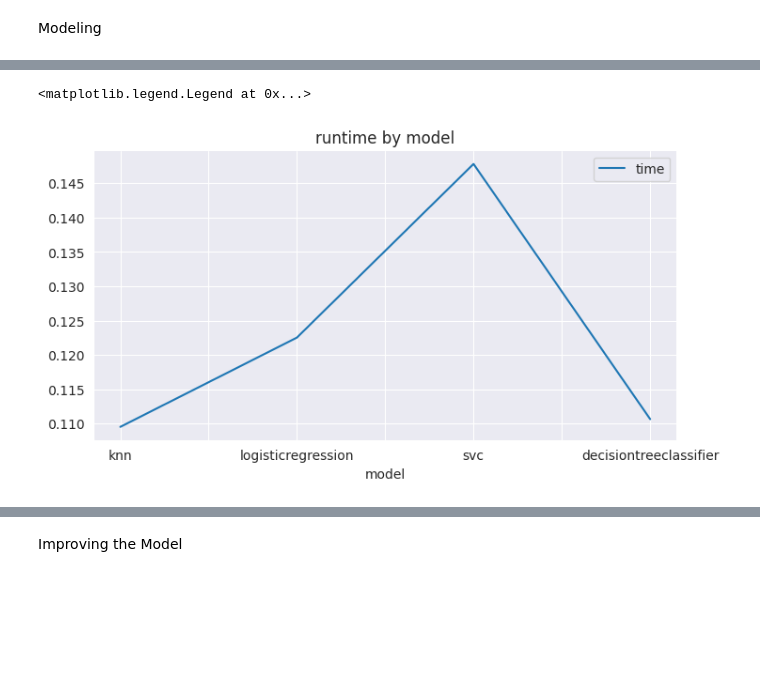
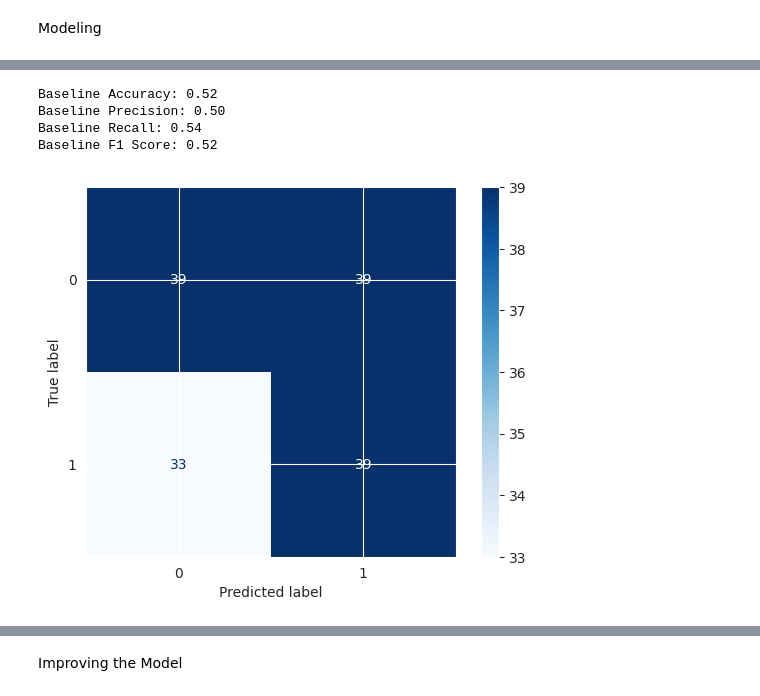
Before and after one commit to huangda185/Heart_Failure_Prediction_Model, a Jupyter notebook: heart_failure.ipynb, the cells around one changed output, grey strips where cells are left out. Cells and saved outputs as stored; diff of their text form; code cells hidden in the pictures; blank space fills up the shorter version.

```diff
--- a/heart_failure.ipynb
+++ b/heart_failure.ipynb
@@ -295,3 +339,0 @@ preprocessor = ColumnTransformer(
-# %%
-# Split data into testing and training datasets.
-X_train, X_test, y_train, y_test = train_test_split(X, y, test_size=0.2, random_state=42)
@@ -307,12 +339,0 @@ dtype: float64
-# %%
-# logicistic Regression model yields a accuracy score of .8866
-extractor = SelectFromModel(LogisticRegression(penalty='l1', solver = 'liblinear' ,random_state = 42))
-lgr_pipe = Pipeline([('transformer', transformer),
-                    ('selector', extractor),
-                    ('lgr', LogisticRegression(random_state=42, max_iter = 1000))])
-
-lgr_pipe.fit(X_train, y_train)
-
-lgr_score = lgr_pipe.score(X_test, y_test)
-
-print(lgr_score)
@@ -379,8 +340,26 @@ plt.legend()
-# %%
-from matplotlib import pyplot as plt
-results_df['time'].plot(kind='line', figsize=(8, 4), title='runtime by model')
-plt.gca().spines[['top', 'right']].set_visible(False)
-plt.legend()
-# %% [output]
-<matplotlib.legend.Legend at 0x...>
-[figure, removed]
+# %%
+random_baseline = DummyClassifier(strategy='stratified') # most_frequent for majority guess
+random_baseline.fit(X_train, y_train)
+y_random_pred = random_baseline.predict(X_test)
+
+# Calculate baseline metrics
+accuracy_baseline = accuracy_score(y_test, y_random_pred)
+precision_baseline = precision_score(y_test, y_random_pred, average='binary', zero_division=0)
+recall_baseline = recall_score(y_test, y_random_pred, average='binary', zero_division=0)
+f1_baseline = f1_score(y_test, y_random_pred, average='binary', zero_division=0)
+cm = confusion_matrix(y_test, y_random_pred)
+
+print(f"Baseline Accuracy: {accuracy_baseline:.2f}")
+print(f"Baseline Precision: {precision_baseline:.2f}")
+print(f"Baseline Recall: {recall_baseline:.2f}")
+print(f"Baseline F1 Score: {f1_baseline:.2f}")
+
+disp = ConfusionMatrixDisplay(confusion_matrix=cm, display_labels=[0, 1])
+disp.plot(cmap='Blues', values_format='d')
+plt.show()
+# %% [output]
+Baseline Accuracy: 0.52
+Baseline Precision: 0.50
+Baseline Recall: 0.54
+Baseline F1 Score: 0.52
+[figure, added]
```
Also changed, not shown: parts of 37 cells of this notebook.
